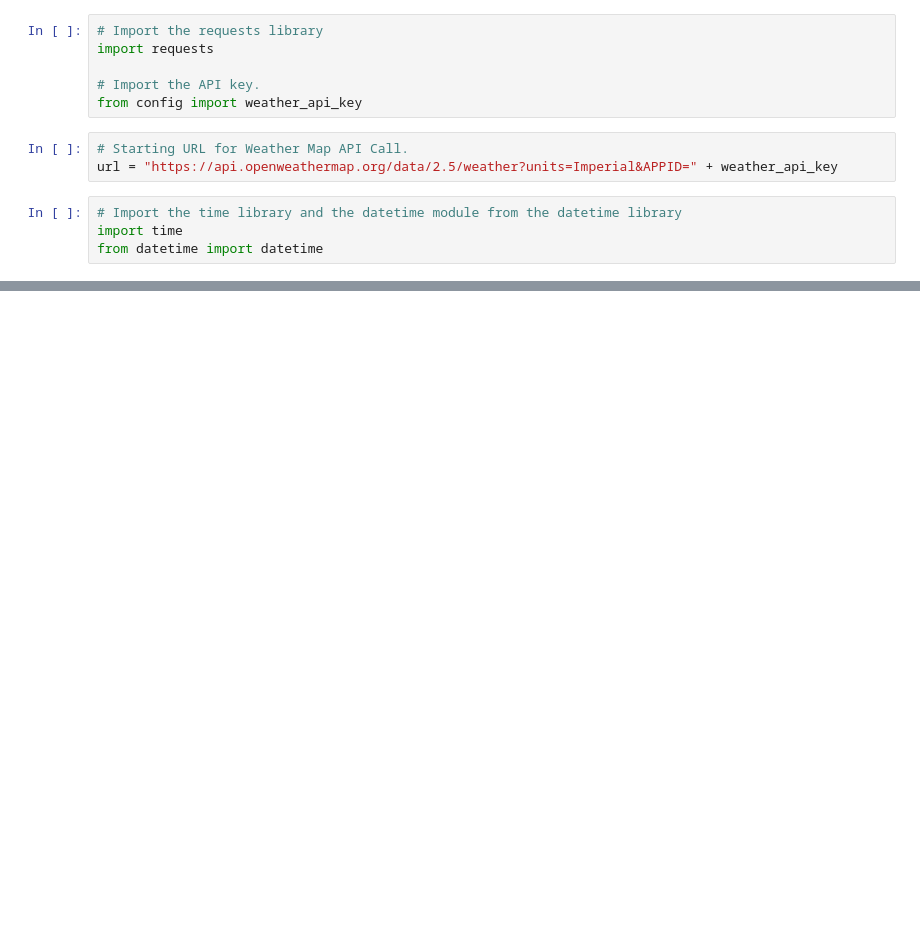
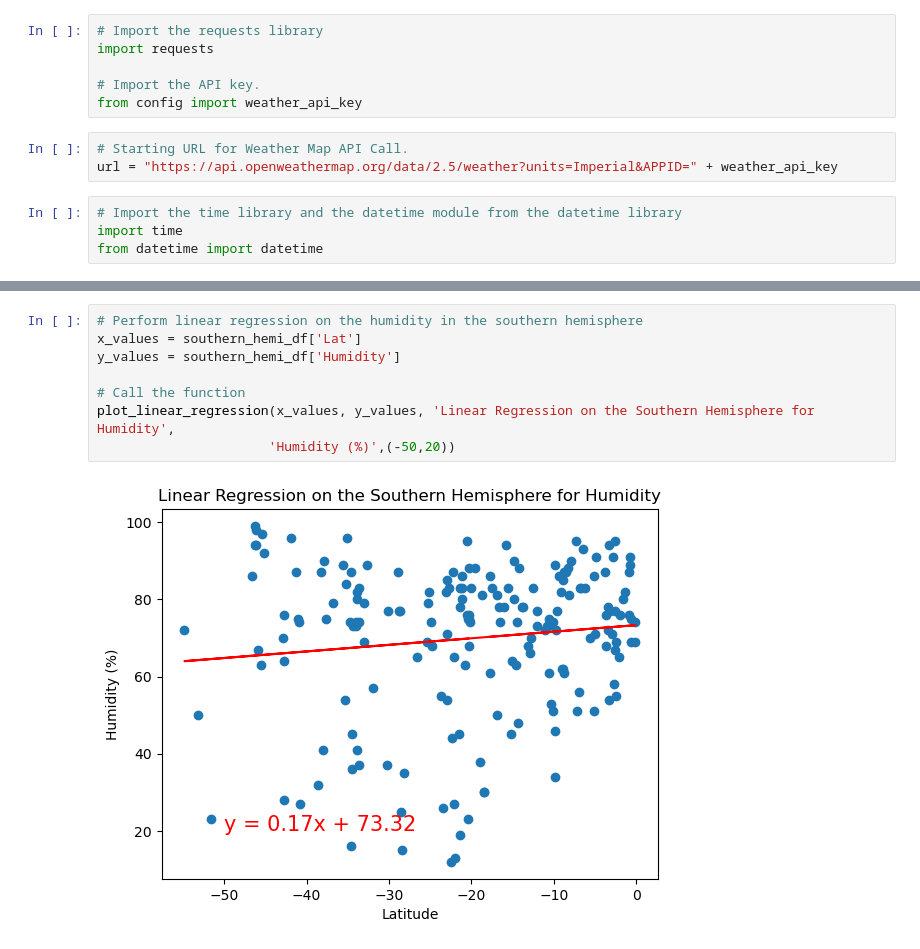
Before and after one commit to bchillman/World_Weather_Analysis, a Jupyter notebook: WeatherPy.ipynb, the cells around one changed output, grey strips where cells are left out. Cells and saved outputs as stored; diff of their text form; blank space fills up the shorter version.

```diff
--- a/WeatherPy.ipynb
+++ b/WeatherPy.ipynb
@@ -240,0 +323,10 @@ plt.show()
+# %%
+# Perform linear regression on the humidity in the southern hemisphere
+x_values = southern_hemi_df['Lat']
+y_values = southern_hemi_df['Humidity']
+
+# Call the function
+plot_linear_regression(x_values, y_values, 'Linear Regression on the Southern Hemisphere for Humidity',
+                      'Humidity (%)',(-50,20))
+# %% [output]
+[figure, added]
```
Also changed, not shown: parts of 26 cells of this notebook, 5 other files.
